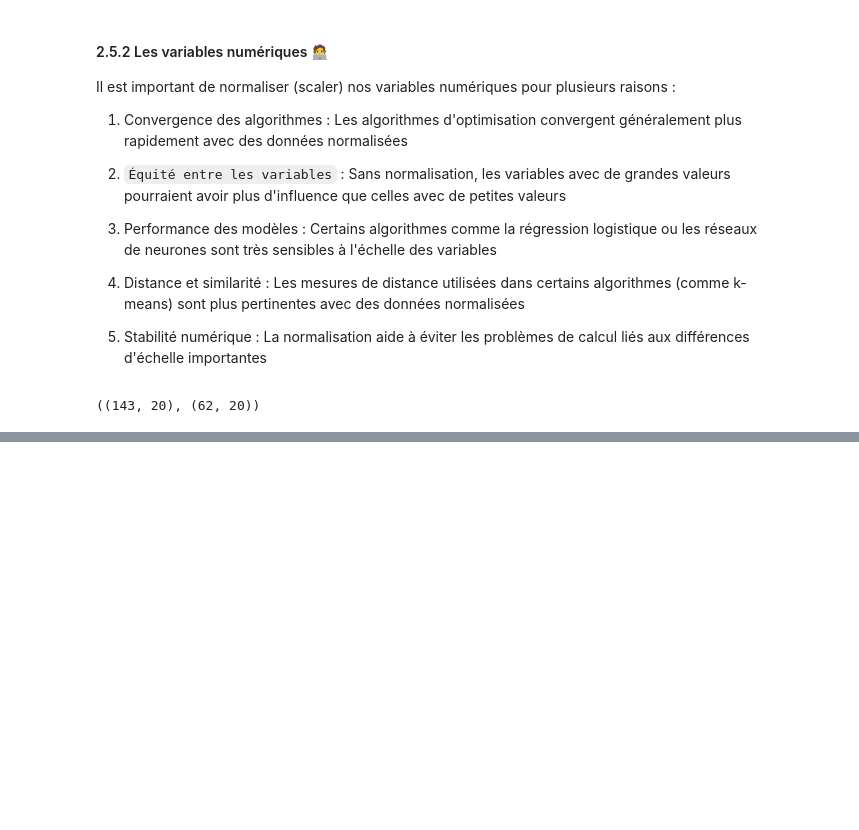
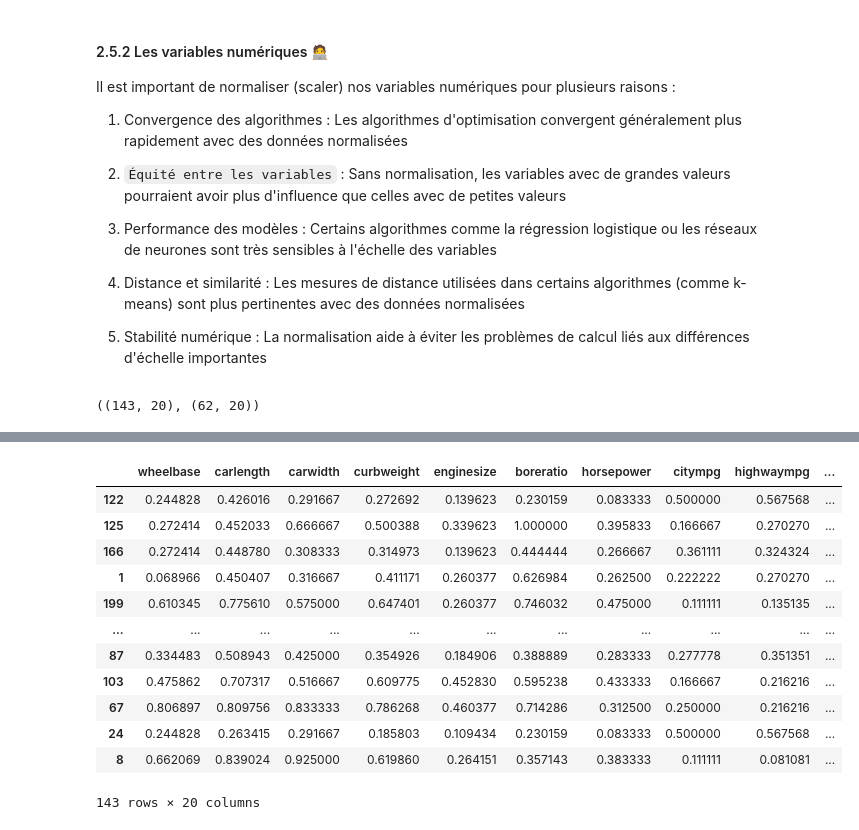
Before and after one commit to logan974/DataCupChallengeLoganFork, a Jupyter notebook: MasterClass_3/Cours3.ipynb, the cells around one changed output, grey strips where cells are left out. Saved outputs shown, nothing was run; the diff lists cells and outputs as text; code cells hidden in the pictures; blank space fills up the shorter version.

```diff
--- a/MasterClass_3/Cours3.ipynb
+++ b/MasterClass_3/Cours3.ipynb
@@ -1086,0 +1141,16 @@ En suivant ces bonnes pratiques, tu minimises le risque de fuite de données et
+# %%
+df_train
+# %% [output]
+|  | wheelbase | carlength | carwidth | curbweight | enginesize | boreratio | horsepower | citympg | highwaympg | ... |
+| 122 | 0.244828 | 0.426016 | 0.291667 | 0.272692 | 0.139623 | 0.230159 | 0.083333 | 0.500000 | 0.567568 | ... |
+| 125 | 0.272414 | 0.452033 | 0.666667 | 0.500388 | 0.339623 | 1.000000 | 0.395833 | 0.166667 | 0.270270 | ... |
+| 166 | 0.272414 | 0.448780 | 0.308333 | 0.314973 | 0.139623 | 0.444444 | 0.266667 | 0.361111 | 0.324324 | ... |
+| 1 | 0.068966 | 0.450407 | 0.316667 | 0.411171 | 0.260377 | 0.626984 | 0.262500 | 0.222222 | 0.270270 | ... |
+| 199 | 0.610345 | 0.775610 | 0.575000 | 0.647401 | 0.260377 | 0.746032 | 0.475000 | 0.111111 | 0.135135 | ... |
+| ... | ... | ... | ... | ... | ... | ... | ... | ... | ... | ... |
+| 87 | 0.334483 | 0.508943 | 0.425000 | 0.354926 | 0.184906 | 0.388889 | 0.283333 | 0.277778 | 0.351351 | ... |
+| 103 | 0.475862 | 0.707317 | 0.516667 | 0.609775 | 0.452830 | 0.595238 | 0.433333 | 0.166667 | 0.216216 | ... |
+| 67 | 0.806897 | 0.809756 | 0.833333 | 0.786268 | 0.460377 | 0.714286 | 0.312500 | 0.250000 | 0.216216 | ... |
+| 24 | 0.244828 | 0.263415 | 0.291667 | 0.185803 | 0.109434 | 0.230159 | 0.083333 | 0.500000 | 0.567568 | ... |
+| 8 | 0.662069 | 0.839024 | 0.925000 | 0.619860 | 0.264151 | 0.357143 | 0.383333 | 0.111111 | 0.081081 | ... |
+143 rows × 20 columns
```
Also changed, not shown: parts of 20 cells of this notebook, 2 other files.
